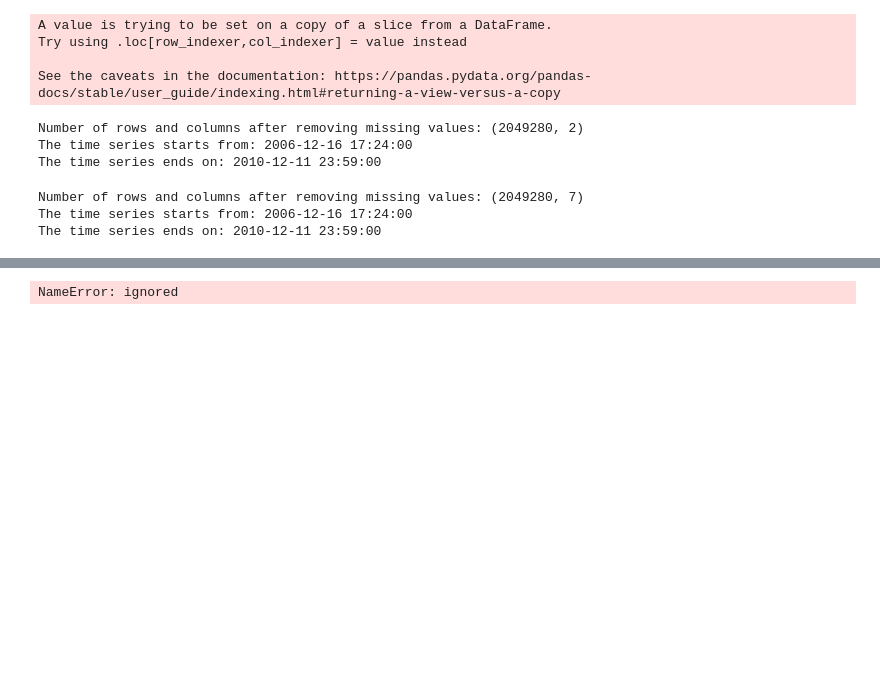
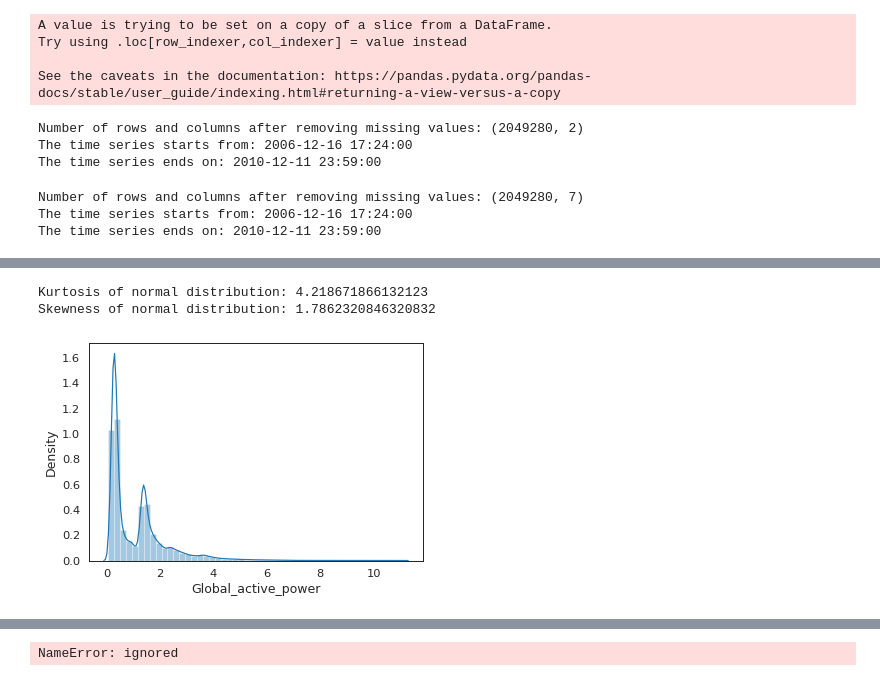
Before and after one commit to Chirag314/Household-power-consumption, a Jupyter notebook: household_power_consumption.ipynb, the cells around one changed output, grey strips where cells are left out. Cells and saved outputs as stored; diff of their text form; code cells hidden in the pictures; blank space fills up the shorter version.

```diff
--- a/household_power_consumption.ipynb
+++ b/household_power_consumption.ipynb
@@ -88,0 +124,9 @@ memory usage: 31.3 MB
+# %%
+# check Kurtosis and skewness
+sns.distplot(df.Global_active_power)
+print('Kurtosis of normal distribution: {}'.format(stats.kurtosis(df.Global_active_power)))
+print('Skewness of normal distribution: {}'.format(stats.skew(df.Global_active_power)))
+# %% [output]
+Kurtosis of normal distribution: 4.218671866132123
+Skewness of normal distribution: 1.7862320846320832
+[figure, added]
```
Also changed, not shown: parts of 5 cells of this notebook.
